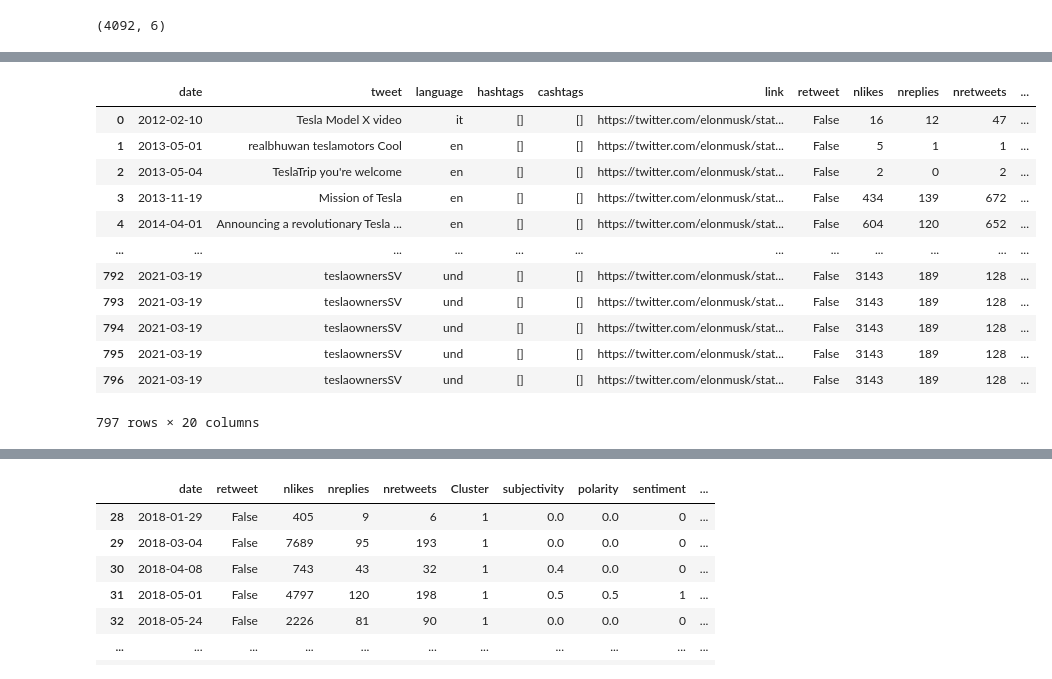
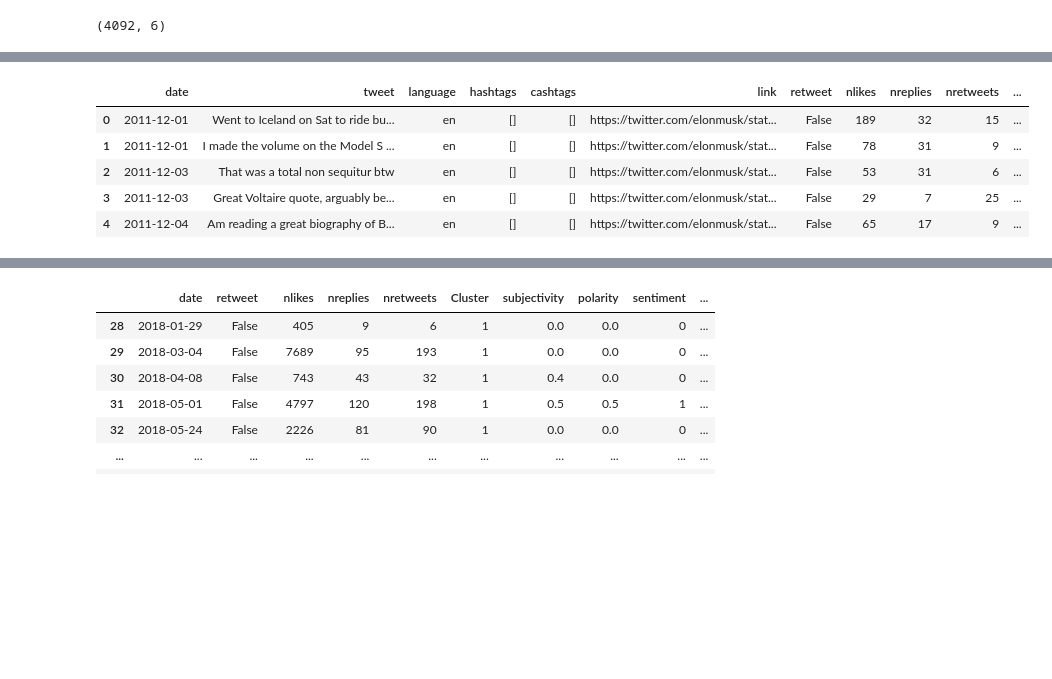
Before and after one commit to kmaksatk/Twitter_Stocks_Correlation, a Jupyter notebook: Stocks_Preprocessing_and_Correlation.ipynb, the cells around one changed output, grey strips where cells are left out. Saved outputs shown, nothing was run; the diff lists cells and outputs as text; code cells hidden in the pictures; blank space fills up the shorter version.

```diff
--- a/Stocks_Preprocessing_and_Correlation.ipynb
+++ b/Stocks_Preprocessing_and_Correlation.ipynb
@@ -5,6 +7,6 @@ import matplotlib.pyplot as plt
 # %%
-folder = "/content/drive/MyDrive/Tesla/"
-stocks = pd.read_csv(folder+"TSLA.csv")
+folder = "files"
+stocks = pd.read_csv(folder+"/tesla_stocks.csv")
 stocks = stocks.rename(columns = str.lower)
 stocks = stocks.rename(columns = {'adj close':'adj'})
 stocks.shape
@@ -54,10 +51,9 @@ stocks.shape
 # %% [output]
 (4092, 6)
 # %%
-folder = "/content/drive/MyDrive/Tesla/"
-tweets = pd.read_csv(folder+"top2vec_tesla_stuff.csv")
+folder = "files"
+tweets = pd.read_csv(folder+"/clusterized_tweets_go_use (1).csv")
 tweets.date = pd.to_datetime(tweets.date).dt.date
-tweets = tweets.iloc[:,2:]
-tweets.Cluster = 1 #remove this
+tweets = tweets.iloc[:,3:]
 tweets.shape
 # %% [output]
@@ -95,26 +83,19 @@ check
 # %%
 startdate = pd.to_datetime('2011-12-01')
 enddate = pd.to_datetime('2021-03-22')
 tweets = tweets.loc[(tweets.date >= startdate) & (tweets.date <= enddate)].sort_values('date').reset_index(drop = True)
 stocks = stocks.loc[(stocks.date >= startdate) & (stocks.date <= enddate)].sort_values('date').reset_index(drop = True)
 tweets['popularity'] = tweets.nlikes + tweets.nreplies + tweets.nretweets
 tweets_daily = tweets.groupby('date',as_index = False).max(['popularity'])
 tweets_daily.date = pd.to_datetime(tweets_daily.date)
 tweets_daily.head()
-tweets
+tweets.head()
 # %% [output]
 |  | date | tweet | language | hashtags | cashtags | link | retweet | nlikes | nreplies | nretweets | ... |
-| 0 | 2012-02-10 | Tesla Model X video | it | [] | [] | https://twitter.com/elonmusk/stat... | False | 16 | 12 | 47 | ... |
-| 1 | 2013-05-01 | realbhuwan teslamotors Cool | en | [] | [] | https://twitter.com/elonmusk/stat... | False | 5 | 1 | 1 | ... |
-| 2 | 2013-05-04 | TeslaTrip you're welcome | en | [] | [] | https://twitter.com/elonmusk/stat... | False | 2 | 0 | 2 | ... |
-| 3 | 2013-11-19 | Mission of Tesla | en | [] | [] | https://twitter.com/elonmusk/stat... | False | 434 | 139 | 672 | ... |
-| 4 | 2014-04-01 | Announcing a revolutionary Tesla ... | en | [] | [] | https://twitter.com/elonmusk/stat... | False | 604 | 120 | 652 | ... |
-| ... | ... | ... | ... | ... | ... | ... | ... | ... | ... | ... | ... |
-| 792 | 2021-03-19 | teslaownersSV | und | [] | [] | https://twitter.com/elonmusk/stat... | False | 3143 | 189 | 128 | ... |
-| 793 | 2021-03-19 | teslaownersSV | und | [] | [] | https://twitter.com/elonmusk/stat... | False | 3143 | 189 | 128 | ... |
-| 794 | 2021-03-19 | teslaownersSV | und | [] | [] | https://twitter.com/elonmusk/stat... | False | 3143 | 189 | 128 | ... |
-| 795 | 2021-03-19 | teslaownersSV | und | [] | [] | https://twitter.com/elonmusk/stat... | False | 3143 | 189 | 128 | ... |
-| 796 | 2021-03-19 | teslaownersSV | und | [] | [] | https://twitter.com/elonmusk/stat... | False | 3143 | 189 | 128 | ... |
+| 0 | 2011-12-01 | Went to Iceland on Sat to ride bu... | en | [] | [] | https://twitter.com/elonmusk/stat... | False | 189 | 32 | 15 | ... |
+| 1 | 2011-12-01 | I made the volume on the Model S ... | en | [] | [] | https://twitter.com/elonmusk/stat... | False | 78 | 31 | 9 | ... |
+| 2 | 2011-12-03 | That was a total non sequitur btw | en | [] | [] | https://twitter.com/elonmusk/stat... | False | 53 | 31 | 6 | ... |
+| 3 | 2011-12-03 | Great Voltaire quote, arguably be... | en | [] | [] | https://twitter.com/elonmusk/stat... | False | 29 | 7 | 25 | ... |
+| 4 | 2011-12-04 | Am reading a great biography of B... | en | [] | [] | https://twitter.com/elonmusk/stat... | False | 65 | 17 | 9 | ... |
-797 rows × 20 columns
 # %%
 joined = pd.merge(tweets_daily, stocks, on = "date", how = 'inner')
```
Also changed, not shown: parts of 12 cells of this notebook, 2 other files.
